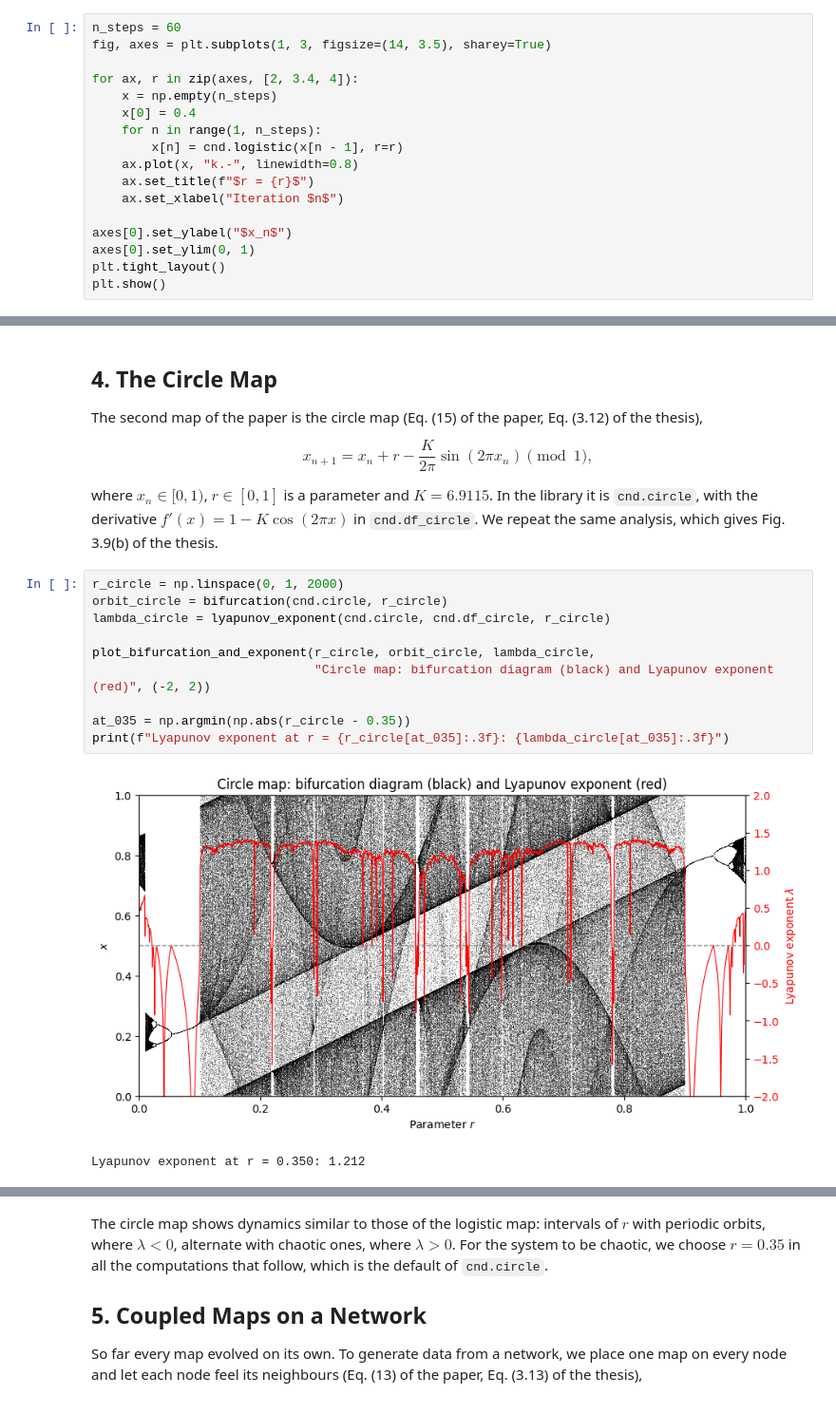
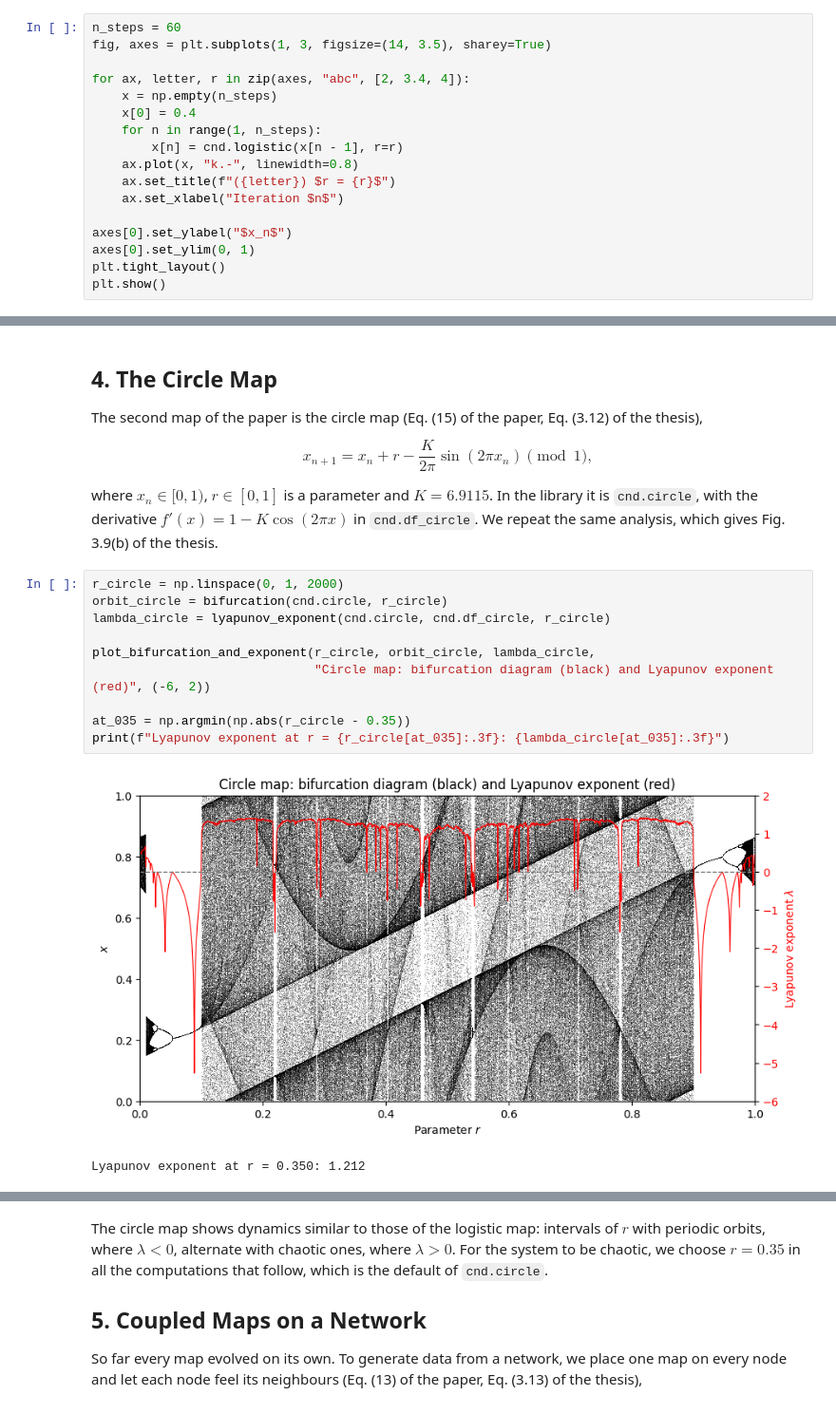
Before and after one commit to hy20577/complex-network-dynamics, a Jupyter notebook: mkdoc_material/docs/tutorials/03_discrete_maps.ipynb, the cells around one changed output, grey strips where cells are left out. Shown at 95% size. Drawn from its saved outputs; the diff is of its cells as text.

```diff
--- a/mkdoc_material/docs/tutorials/03_discrete_maps.ipynb
+++ b/mkdoc_material/docs/tutorials/03_discrete_maps.ipynb
@@ -58,13 +58,13 @@ We plot the three cases below, starting from the same initial condition $x_0 = 0
 n_steps = 60
 fig, axes = plt.subplots(1, 3, figsize=(14, 3.5), sharey=True)
 
-for ax, r in zip(axes, [2, 3.4, 4]):
+for ax, letter, r in zip(axes, "abc", [2, 3.4, 4]):
     x = np.empty(n_steps)
     x[0] = 0.4
     for n in range(1, n_steps):
         x[n] = cnd.logistic(x[n - 1], r=r)
     ax.plot(x, "k.-", linewidth=0.8)
-    ax.set_title(f"$r = {r}$")
+    ax.set_title(f"({letter}) $r = {r}$")
     ax.set_xlabel("Iteration $n$")
 
 axes[0].set_ylabel("$x_n$")
@@ -216,13 +222,13 @@ same analysis, which gives Fig. 3.9(b) of the thesis.
 # %%
 r_circle = np.linspace(0, 1, 2000)
 orbit_circle = bifurcation(cnd.circle, r_circle)
 lambda_circle = lyapunov_exponent(cnd.circle, cnd.df_circle, r_circle)
 
 plot_bifurcation_and_exponent(r_circle, orbit_circle, lambda_circle,
-                              "Circle map: bifurcation diagram (black) and Lyapunov exponent (red)", (-2, 2))
+                              "Circle map: bifurcation diagram (black) and Lyapunov exponent (red)", (-6, 2))
 
 at_035 = np.argmin(np.abs(r_circle - 0.35))
 print(f"Lyapunov exponent at r = {r_circle[at_035]:.3f}: {lambda_circle[at_035]:.3f}")
 # %% [output]
-[figure, old version]
+[figure, new version]
 Lyapunov exponent at r = 0.350: 1.212
```
Also changed, not shown: parts of 13 cells of this notebook.
